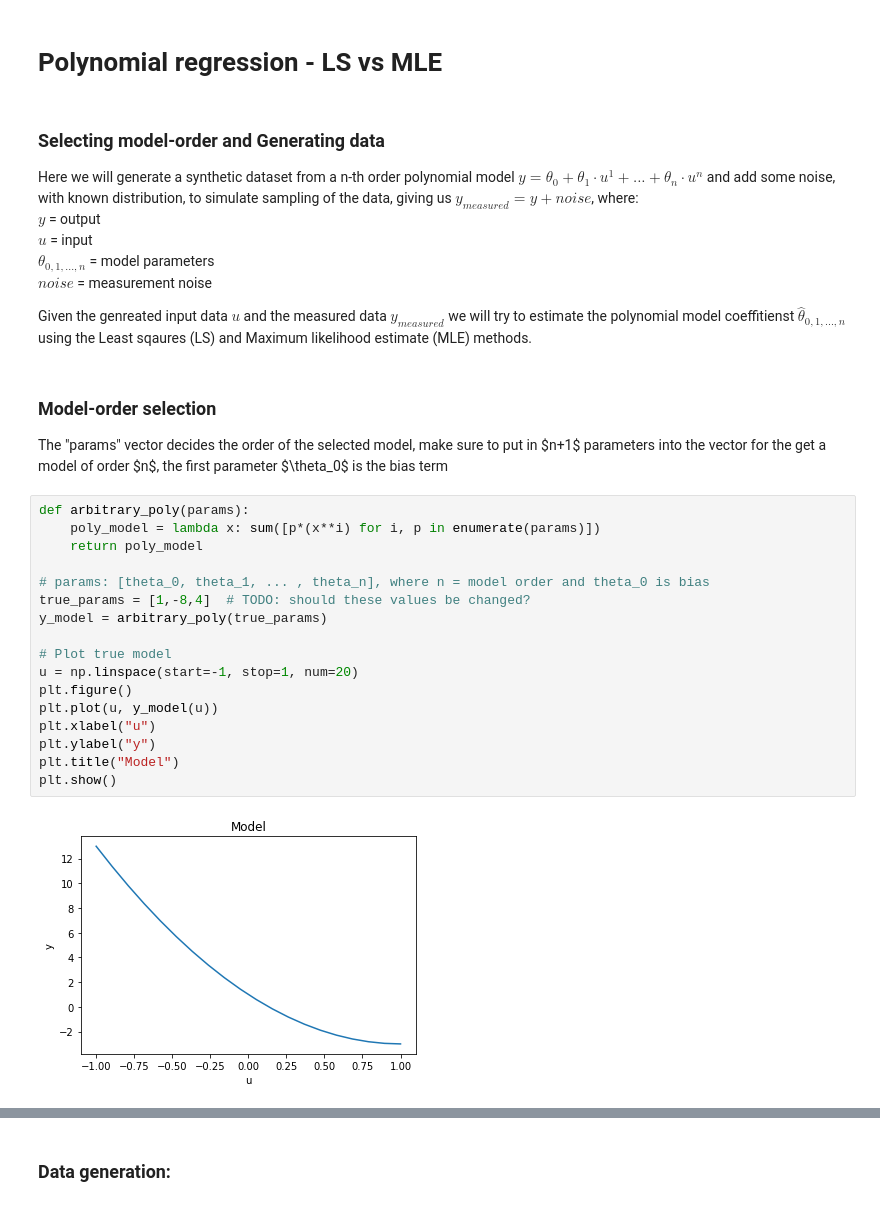
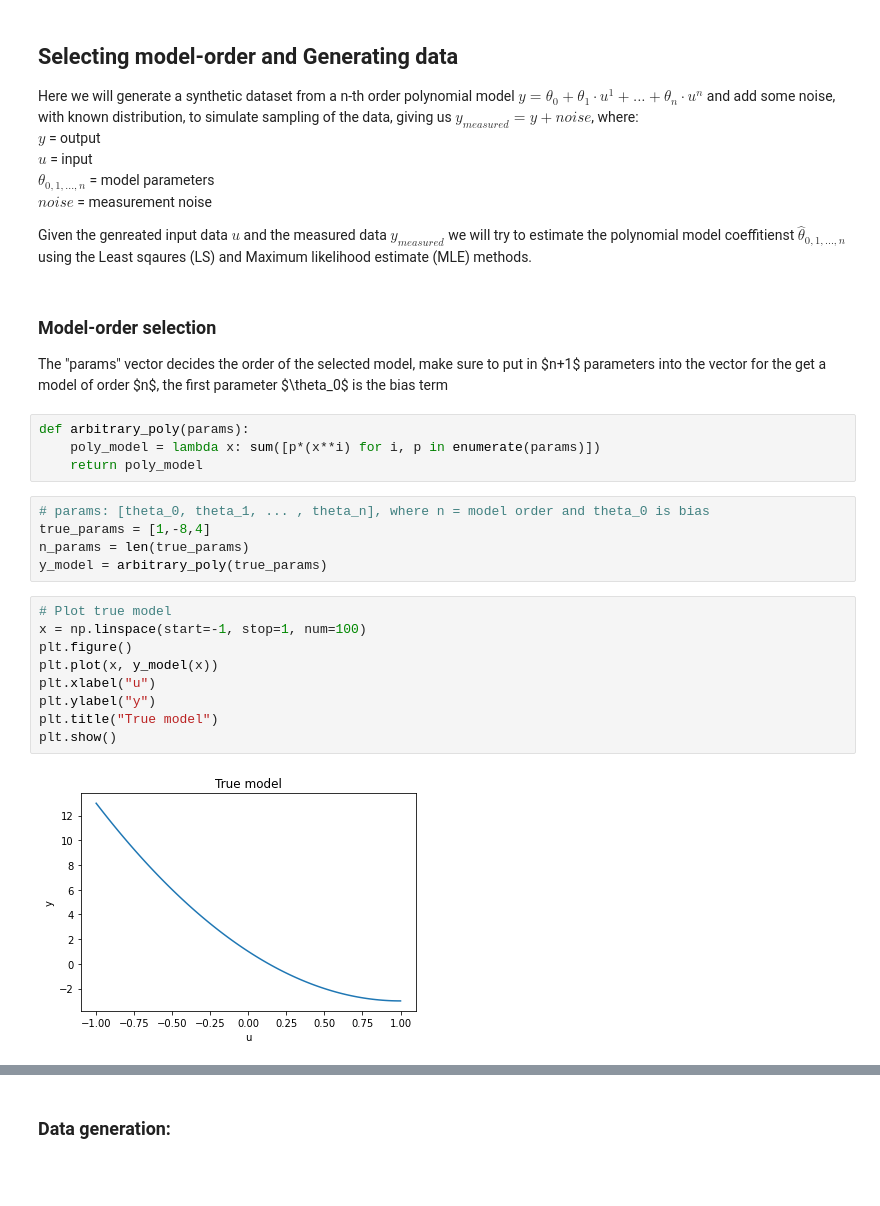
Before and after one commit to eirikff/TTK4260-Multivariat-datamodellering, a Jupyter notebook: 1-assignment/assignment1.ipynb, the cells around one changed output, grey strips where cells are left out. Saved outputs shown, nothing was run; the diff lists cells and outputs as text; blank space fills up the shorter version.

```diff
--- a/1-assignment/assignment1.ipynb
+++ b/1-assignment/assignment1.ipynb
@@ -7,7 +10,5 @@ from scipy.stats import laplace, norm
-# %% [markdown]
-# Polynomial regression - LS vs MLE
 # %% [markdown]
-### Selecting model-order and Generating data
+## Selecting model-order and Generating data
 Here we will generate a synthetic dataset from a n-th order polynomial model **$y = \theta_0  + \theta_1 \cdot u^1 + ... + \theta_n \cdot u^n $** and add some noise, with known distribution, to simulate sampling of the data, giving us **$y_{measured} = y + noise$**,  where:
 $y$ = output
 $u$ = input
@@ -18,23 +19,24 @@ Given the genreated input data $u$ and the measured data **$y_{measured}$** we w
 # %% [markdown]
 ### Model-order selection
 The "params" vector decides the order of the selected model, make sure to put in \$n+1\$ parameters into the vector for the get a model of order \$n\$, the first parameter \$\theta_0\$ is the bias term
+# %%
+def arbitrary_poly(params):
+    poly_model = lambda x: sum([p*(x**i) for i, p in enumerate(params)])
+    return poly_model
+# %%
+# params: [theta_0, theta_1, ... , theta_n], where n = model order and theta_0 is bias
+true_params = [1,-8,4]
+n_params = len(true_params)
+y_model = arbitrary_poly(true_params)
 # %%
-def arbitrary_poly(params):
-    poly_model = lambda x: sum([p*(x**i) for i, p in enumerate(params)])
-    return poly_model
-
-# params: [theta_0, theta_1, ... , theta_n], where n = model order and theta_0 is bias
-true_params = [1,-8,4]  # TODO: should these values be changed?
-y_model = arbitrary_poly(true_params)
-
 # Plot true model
-u = np.linspace(start=-1, stop=1, num=20)
+x = np.linspace(start=-1, stop=1, num=100)
 plt.figure()
-plt.plot(u, y_model(u))
+plt.plot(x, y_model(x))
 plt.xlabel("u")
 plt.ylabel("y")
-plt.title("Model")
+plt.title("True model")
 plt.show()
 # %% [output]
-[figure, old version]
+[figure, new version]
 # %% [markdown]
```
Also changed, not shown: parts of 19 cells of this notebook.
